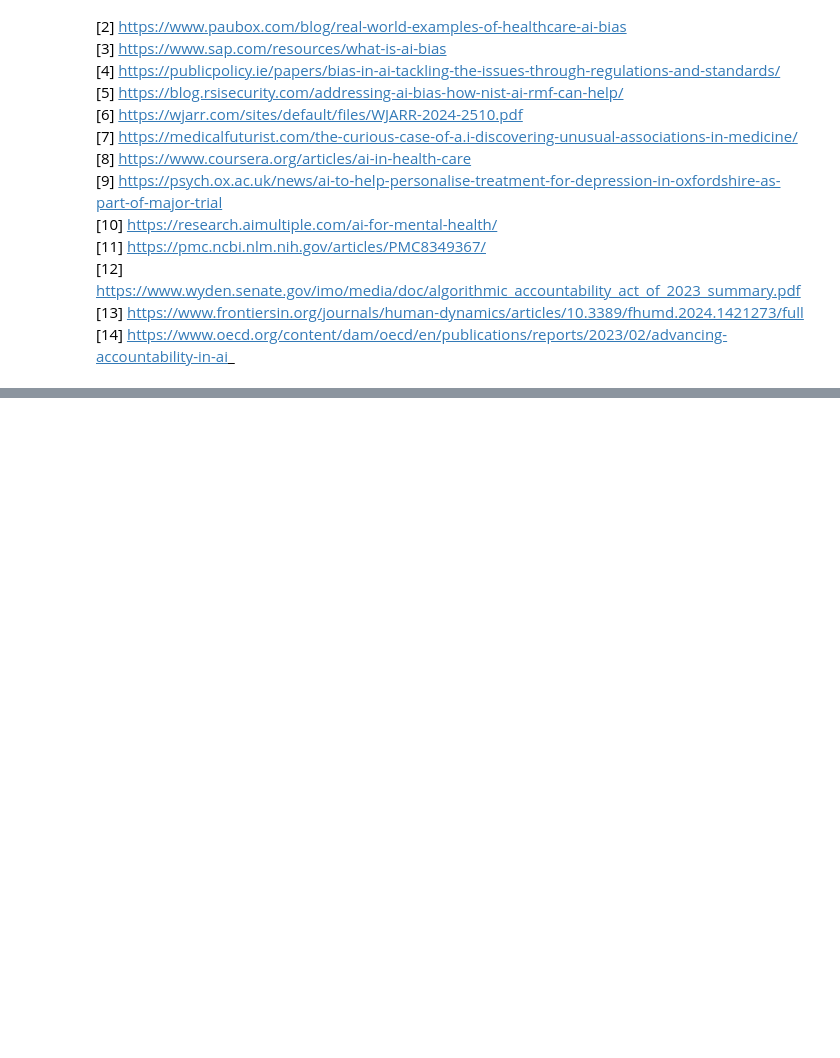
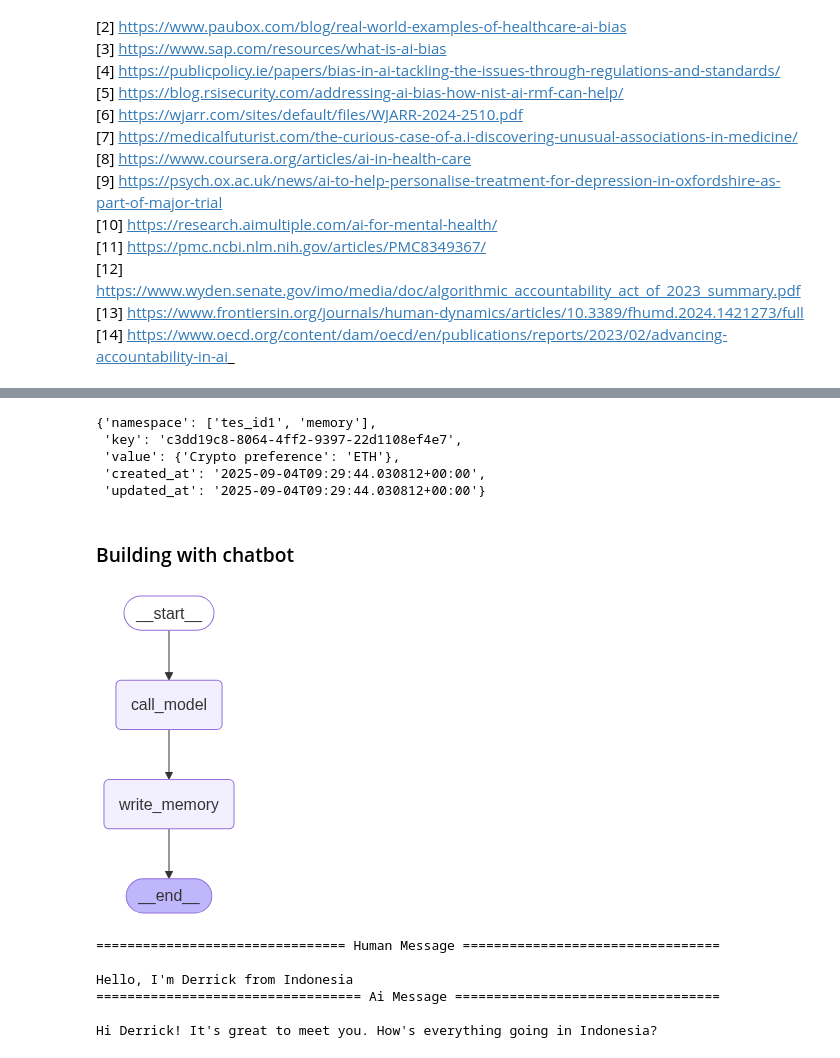
Before and after one commit to DerrickVericho/LLM-Portofolio, a Jupyter notebook: notebook/langgraph.ipynb, the cells around one changed output, grey strips where cells are left out. Cells and saved outputs as stored; diff of their text form; code cells hidden in the pictures; blank space fills up the shorter version.

Commit message:
feat: long term memory, trustcall notes

```diff
--- a/notebook/langgraph.ipynb
+++ b/notebook/langgraph.ipynb
@@ -3769,0 +3795,38 @@ The exploration of artificial intelligence (AI) reveals its profound impact acro
+# %%
+in_memory_store.get(namespaces, keys).dict()
+# %% [output]
+{'namespace': ['tes_id1', 'memory'],
+ 'key': 'c3dd19c8-8064-4ff2-9397-22d1108ef4e7',
+ 'value': {'Crypto preference': 'ETH'},
+ 'created_at': '2025-09-04T09:29:44.030812+00:00',
+ 'updated_at': '2025-09-04T09:29:44.030812+00:00'}
+# %% [markdown]
+### Building with chatbot
+# %%
+model = ChatOpenAI(model="gpt-4o-mini", temperature=0)
+
+MODEL_SYSTEM_MESSAGE = """You are a helpful assistant with memory that provides information about the user.
+If you have memory for this user, use it to personalize your responses.
+Here is the memory (it may be empty): {memory}"""
+
+# Create new memory from the chat history and any existing memory
+CREATE_MEMORY_INSTRUCTION = """"You are collecting information about the user to personalize your responses.
+
+CURRENT USER INFORMATION:
+{memory}
+
+INSTRUCTIONS:
+1. Review the chat history below carefully
+2. Identify new information about the user, such as:
+   - Personal details (name, location)
+   - Preferences (likes, dislikes)
+   - Interests and hobbies
+   - Past experiences
+   - Goals or future plans
+3. Merge any new information with existing memory
+4. Format the memory as a clear, bulleted list
+5. If new information conflicts with existing memory, keep the most recent version
+
+Remember: Only include factual information directly stated by the user. Do not make assumptions or inferences.
+
+Based on the chat history below, please update the user information:"""
@@ -3769,0 +3868,32 @@ The exploration of artificial intelligence (AI) reveals its profound impact acro
+# %%
+builder = StateGraph(MessagesState)
+builder.add_node("call_model", call_model)
+builder.add_node("write_memory", write_memory)
+builder.add_edge(START, "call_model")
+builder.add_edge("call_model", "write_memory")
+builder.add_edge("write_memory", END)
+
+# Across thread for long term memory
+across_thread_memory = InMemoryStore()
+
+# Within thread for short term memory
+within_thread_memory = MemorySaver()
+graph = builder.compile(checkpointer=within_thread_memory, store=across_thread_memory)
+
+display(Image(graph.get_graph(xray=1).draw_mermaid_png()))
+# %% [output]
+[figure, added]
+# %%
+config = {"configurable": {"thread_id": "memory", "user_id": "tes_id1"}}
+
+input_messages = [HumanMessage(content="Hello, I'm Derrick from Indonesia")]
+
+for chunk in graph.stream({"messages": input_messages}, config, stream_mode="values"):
+    chunk["messages"][-1].pretty_print()
+# %% [output]
+================================ Human Message =================================
+
+Hello, I'm Derrick from Indonesia
+================================== Ai Message ==================================
+
+Hi Derrick! It's great to meet you. How's everything going in Indonesia?
```
Also changed, not shown: parts of 75 cells of this notebook, 6 other files.
